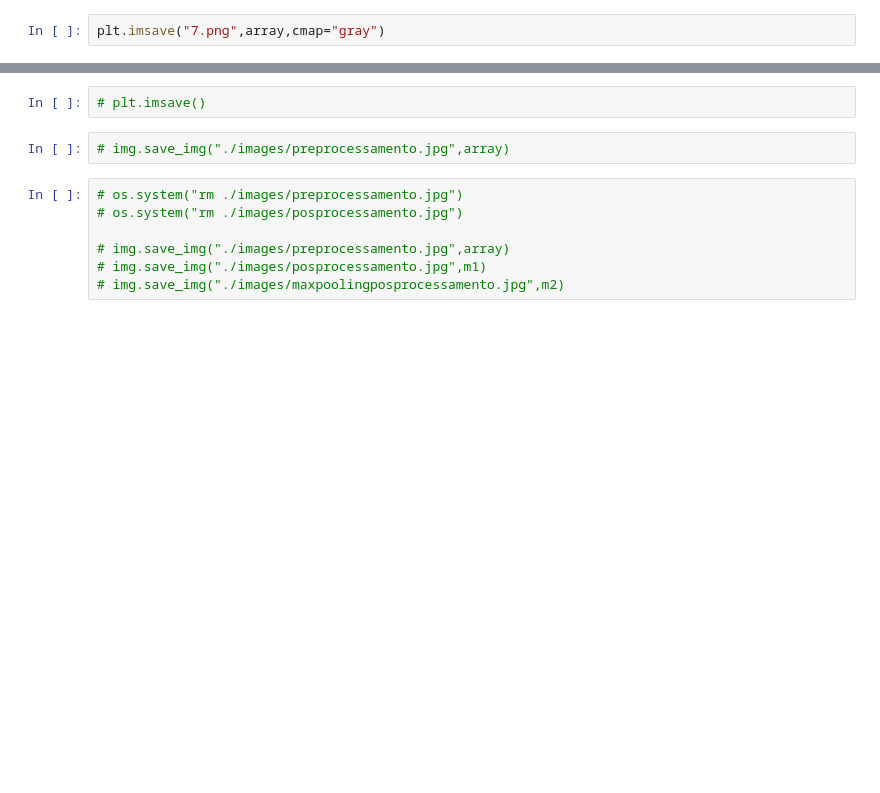
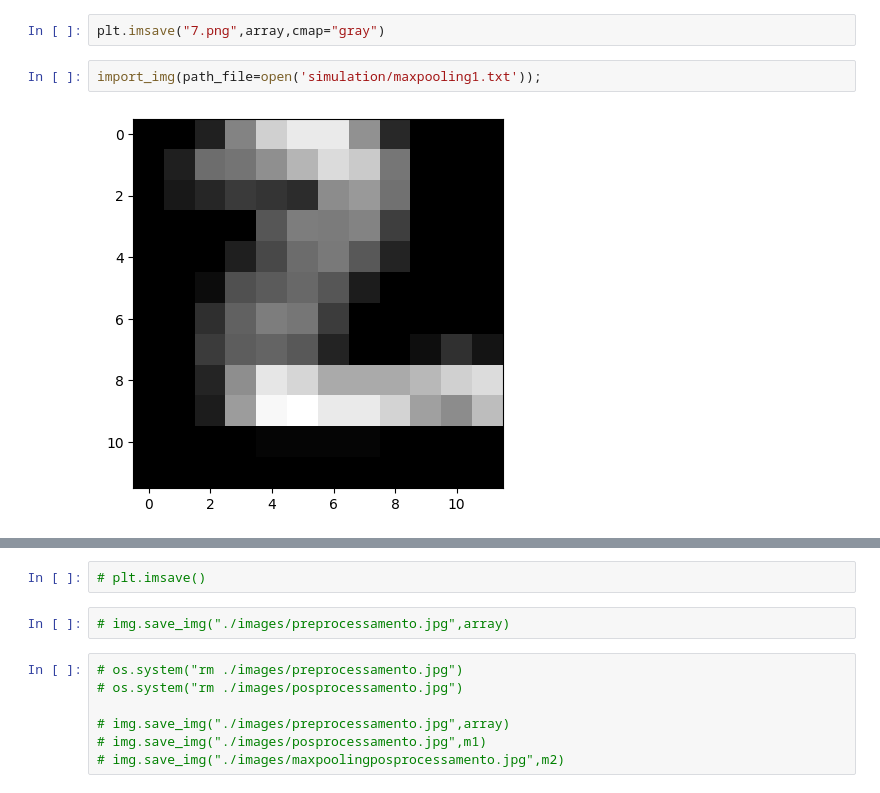
Before and after one commit to valmyr/ConvNetVerilog, a Jupyter notebook: Image.ipynb, the cells around one changed output, grey strips where cells are left out. Cells and saved outputs as stored; diff of their text form; blank space fills up the shorter version.

```diff
--- a/Image.ipynb
+++ b/Image.ipynb
@@ -566,2 +310,6 @@ m2
 # %%
 plt.imsave("7.png",array,cmap="gray")
+# %%
+import_img(path_file=open('simulation/maxpooling1.txt'));
+# %% [output]
+[figure, added]
```
Also changed, not shown: parts of 73 cells of this notebook, 31 other files.
